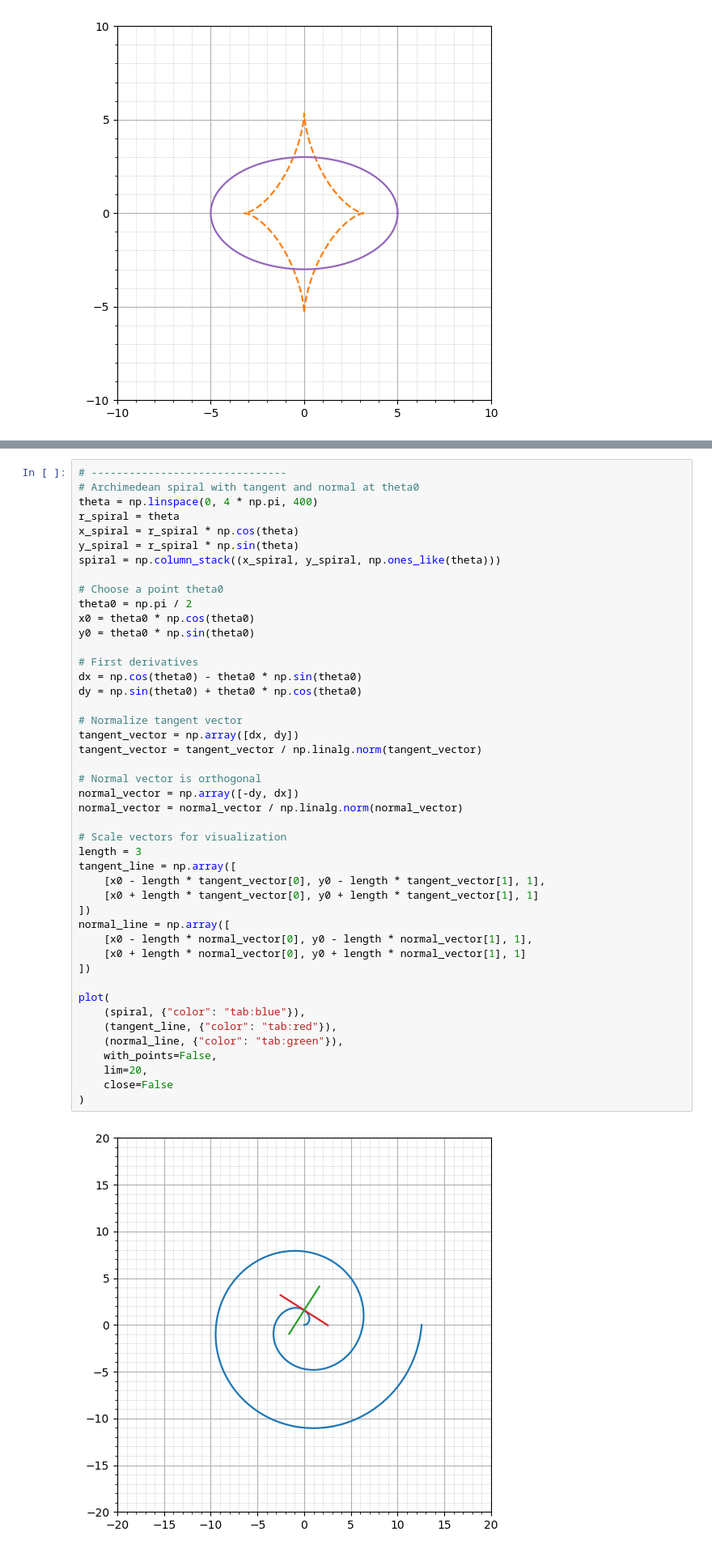
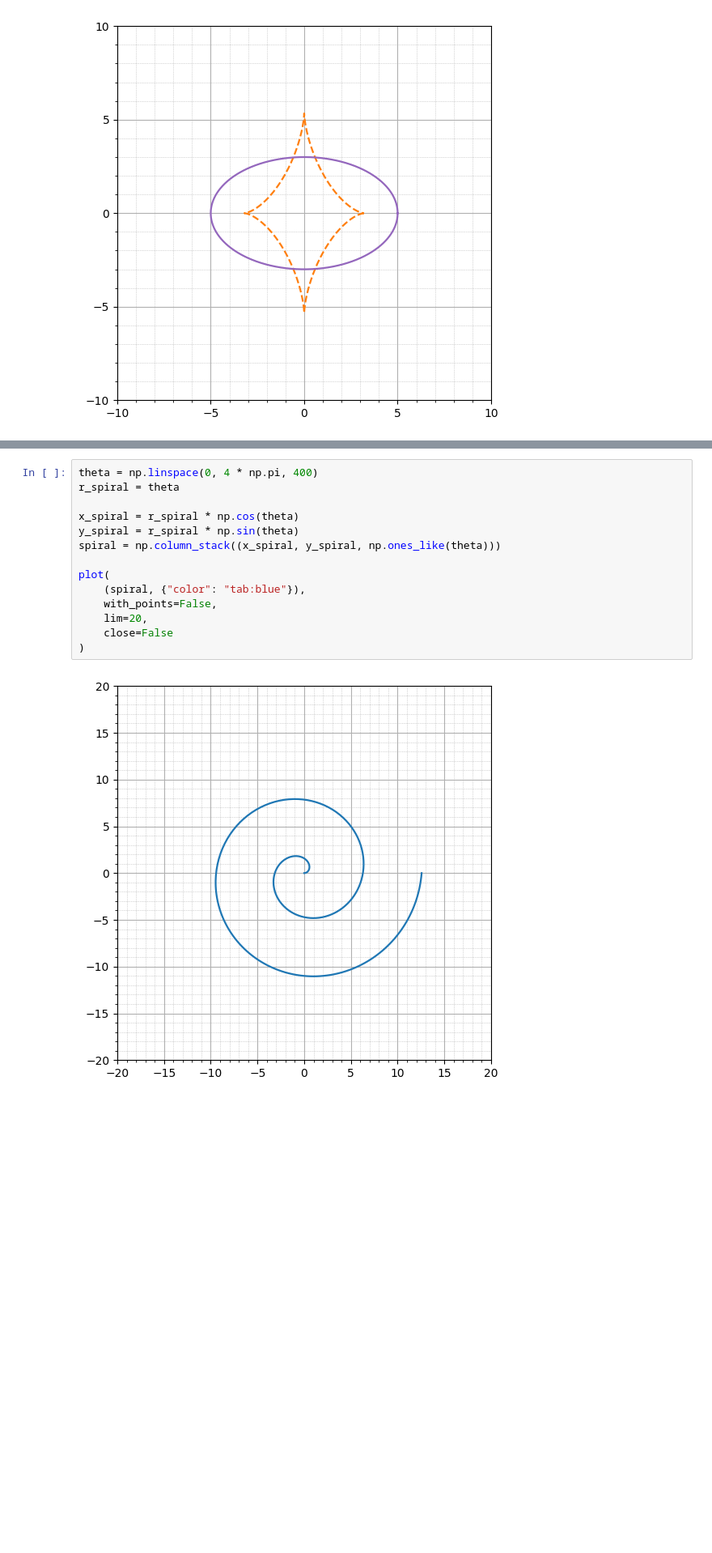
Before and after one commit to mikedegeofroy/itmo-computational-geometry, a Jupyter notebook: lab2/lab2.ipynb, the cells around one changed output, grey strips where cells are left out. Shown at 81% size. Cells and saved outputs as stored; diff of their text form; blank space fills up the shorter version.

```diff
--- a/lab2/lab2.ipynb
+++ b/lab2/lab2.ipynb
@@ -228,47 +295,16 @@ plot(
 # %%
-# -------------------------------
-# Archimedean spiral with tangent and normal at theta0
 theta = np.linspace(0, 4 * np.pi, 400)
 r_spiral = theta
+
 x_spiral = r_spiral * np.cos(theta)
 y_spiral = r_spiral * np.sin(theta)
 spiral = np.column_stack((x_spiral, y_spiral, np.ones_like(theta)))
 
-# Choose a point theta0
-theta0 = np.pi / 2
-x0 = theta0 * np.cos(theta0)
-y0 = theta0 * np.sin(theta0)
-
-# First derivatives
-dx = np.cos(theta0) - theta0 * np.sin(theta0)
-dy = np.sin(theta0) + theta0 * np.cos(theta0)
-
-# Normalize tangent vector
-tangent_vector = np.array([dx, dy])
-tangent_vector = tangent_vector / np.linalg.norm(tangent_vector)
-
-# Normal vector is orthogonal
-normal_vector = np.array([-dy, dx])
-normal_vector = normal_vector / np.linalg.norm(normal_vector)
-
-# Scale vectors for visualization
-length = 3
-tangent_line = np.array([
-    [x0 - length * tangent_vector[0], y0 - length * tangent_vector[1], 1],
-    [x0 + length * tangent_vector[0], y0 + length * tangent_vector[1], 1]
-])
-normal_line = np.array([
-    [x0 - length * normal_vector[0], y0 - length * normal_vector[1], 1],
-    [x0 + length * normal_vector[0], y0 + length * normal_vector[1], 1]
-])
-
 plot(
     (spiral, {"color": "tab:blue"}),
-    (tangent_line, {"color": "tab:red"}),
-    (normal_line, {"color": "tab:green"}),
     with_points=False,
     lim=20,
     close=False
 )
 # %% [output]
-[figure, old version]
+[figure, new version]
```
Also changed, not shown: parts of 16 cells of this notebook.
